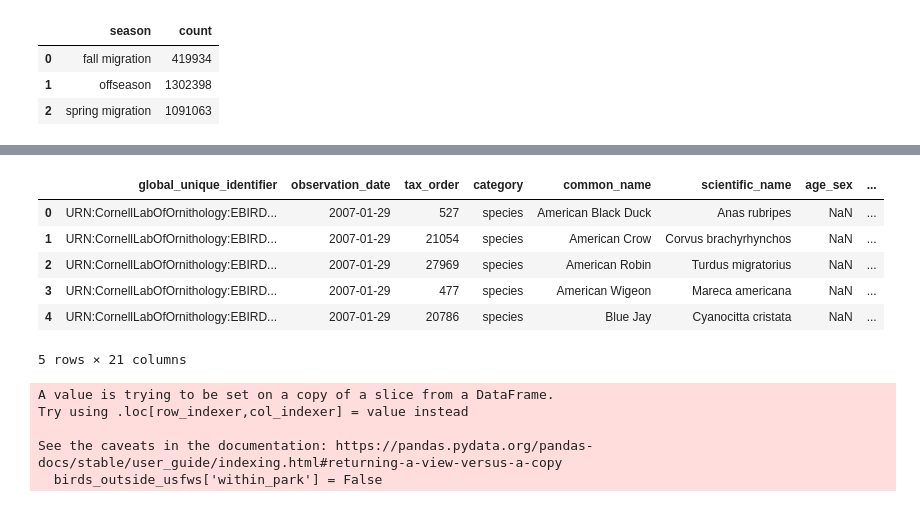
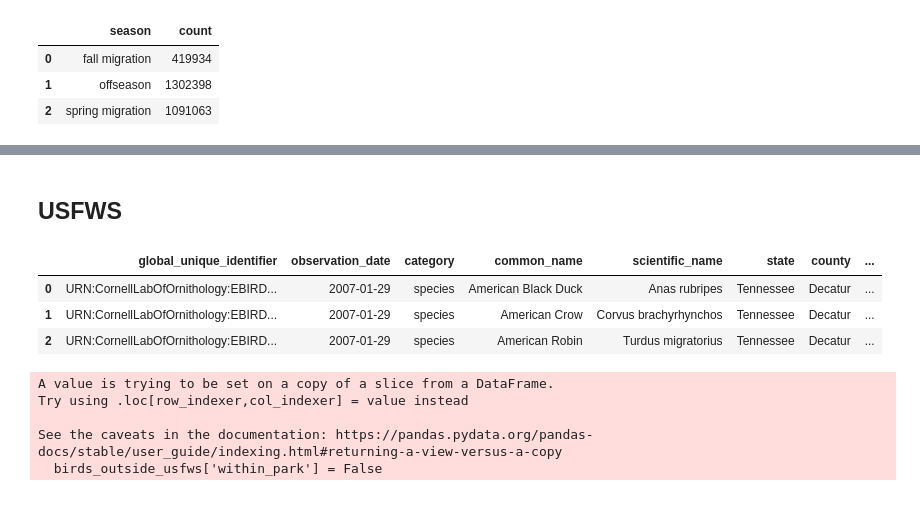
Before and after one commit to danileahacker/NSS-Capstone-Dani-Hacker, a Jupyter notebook: scripts/danih_capstone_eda.ipynb, the cells around one changed output, grey strips where cells are left out. Drawn from its saved outputs; the diff is of its cells as text; code cells hidden in the pictures.

```diff
--- a/scripts/danih_capstone_eda.ipynb
+++ b/scripts/danih_capstone_eda.ipynb
@@ -41,8 +68,8 @@ import matplotlib.pyplot as plt
 birds = pd.read_csv('../data/eBird_2007_to_2016_TN/eBird_2007_to_2016_TN.txt', sep='\t')
 
 # cleaning birds df
-birds = birds[['GLOBAL UNIQUE IDENTIFIER', 'OBSERVATION DATE', 'TAXONOMIC ORDER', 'CATEGORY', 'COMMON NAME', 'SCIENTIFIC NAME', 'AGE/SEX', 'COUNTRY', 'STATE', 'COUNTY', 'IBA CODE', 'BCR CODE', 'USFWS CODE', 'LATITUDE', 'LONGITUDE', 'OBSERVER ID', 'TRIP COMMENTS']]
-birds.columns = ['global_unique_identifier', 'observation_date', 'tax_order', 'category', 'common_name', 'scientific_name', 'age_sex', 'country', 'state', 'county', 'iba_code', 'bcr_code', 'usfws_code', 'lat', 'long', 'observer_id', 'trip_comments']
+birds = birds[['GLOBAL UNIQUE IDENTIFIER', 'OBSERVATION DATE', 'CATEGORY', 'COMMON NAME', 'SCIENTIFIC NAME', 'STATE', 'COUNTY', 'IBA CODE', 'BCR CODE', 'USFWS CODE', 'LATITUDE', 'LONGITUDE', 'OBSERVER ID', 'TRIP COMMENTS']]
+birds.columns = ['global_unique_identifier', 'observation_date', 'category', 'common_name', 'scientific_name', 'state', 'county', 'iba_code', 'bcr_code', 'usfws_code', 'lat', 'long', 'observer_id', 'trip_comments']
 
 # creating additional column for observation year
 birds['observation_year'] = [x[:4] for x in birds.observation_date]
@@ -116,19 +210,18 @@ spring_birds = birds.loc[birds.season == 'spring migration']
+# %% [markdown]
+## USFWS
 # %%
 # creating subset of birds sighted within usfws polygon:
 birds_usfws = birds.loc[~birds.usfws_code.isna()]
 
 # joining birds_usfws with usfws codes
 birds_usfws = pd.merge(birds_usfws, usfws_codes, on='usfws_code', how='left')
 
-birds_usfws.head()
+birds_usfws.head(3)
 # %% [output]
-|  | global_unique_identifier | observation_date | tax_order | category | common_name | scientific_name | age_sex | ... |
-| 0 | URN:CornellLabOfOrnithology:EBIRD... | 2007-01-29 | 527 | species | American Black Duck | Anas rubripes | NaN | ... |
-| 1 | URN:CornellLabOfOrnithology:EBIRD... | 2007-01-29 | 21054 | species | American Crow | Corvus brachyrhynchos | NaN | ... |
-| 2 | URN:CornellLabOfOrnithology:EBIRD... | 2007-01-29 | 27969 | species | American Robin | Turdus migratorius | NaN | ... |
-| 3 | URN:CornellLabOfOrnithology:EBIRD... | 2007-01-29 | 477 | species | American Wigeon | Mareca americana | NaN | ... |
-| 4 | URN:CornellLabOfOrnithology:EBIRD... | 2007-01-29 | 20786 | species | Blue Jay | Cyanocitta cristata | NaN | ... |
+|  | global_unique_identifier | observation_date | category | common_name | scientific_name | state | county | ... |
+| 0 | URN:CornellLabOfOrnithology:EBIRD... | 2007-01-29 | species | American Black Duck | Anas rubripes | Tennessee | Decatur | ... |
+| 1 | URN:CornellLabOfOrnithology:EBIRD... | 2007-01-29 | species | American Crow | Corvus brachyrhynchos | Tennessee | Decatur | ... |
+| 2 | URN:CornellLabOfOrnithology:EBIRD... | 2007-01-29 | species | American Robin | Turdus migratorius | Tennessee | Decatur | ... |
-5 rows × 21 columns
 # %%
 # creating separate list of sightings outside of USFWS regions
 birds_outside_usfws = birds.loc[birds.usfws_code.isna()]
```
Also changed, not shown: parts of 24 cells of this notebook.
